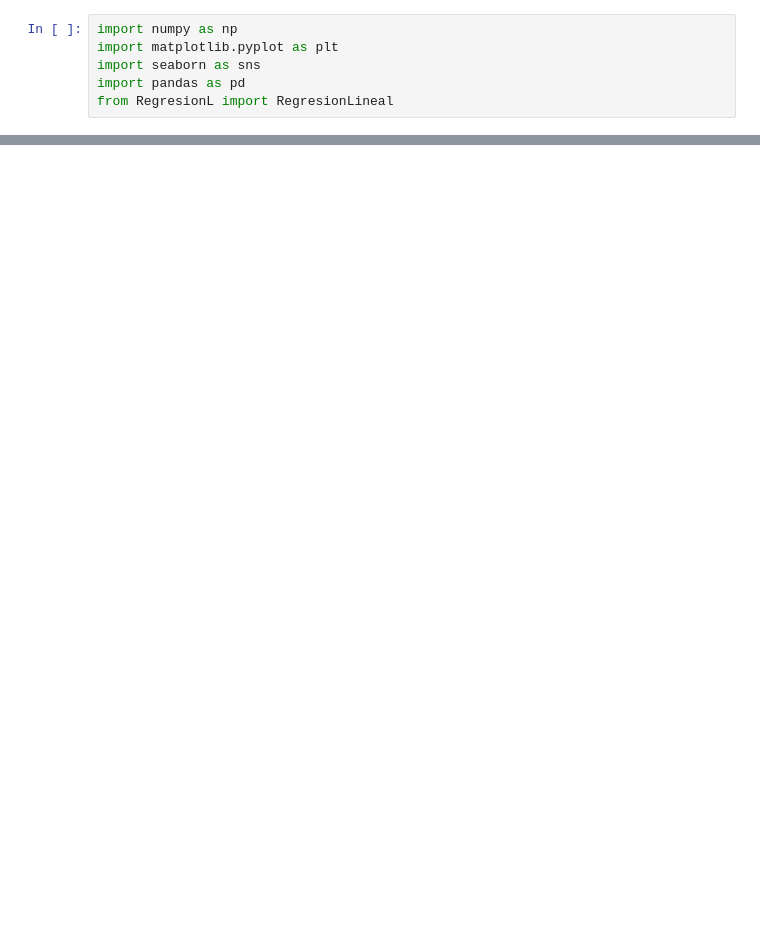
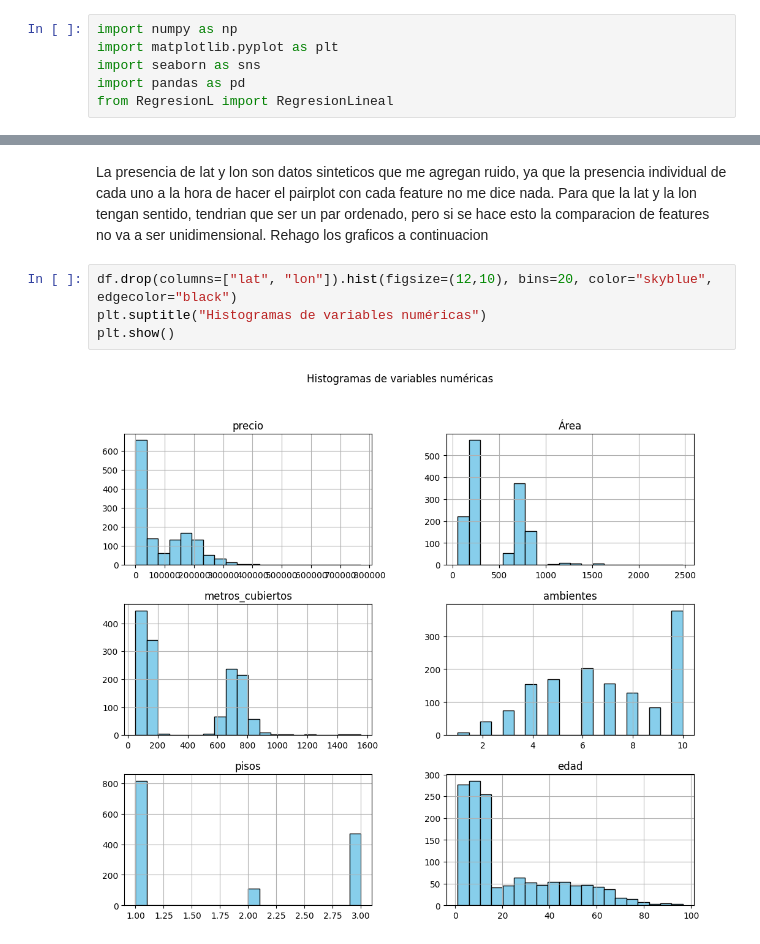
Before and after one commit to joaco1212004/ML-y-DL, a Jupyter notebook: TP1/Parte1.ipynb, the cells around one changed output, grey strips where cells are left out. Saved outputs shown, nothing was run; the diff lists cells and outputs as text; blank space fills up the shorter version.

```diff
--- a/TP1/Parte1.ipynb
+++ b/TP1/Parte1.ipynb
@@ -88,0 +174,8 @@ plt.show()
+# %% [markdown]
+La presencia de lat y lon son datos sinteticos que me agregan ruido, ya que la presencia individual de cada uno a la hora de hacer el pairplot con cada feature no me dice nada. Para que la lat y la lon tengan sentido, tendrian que ser un par ordenado, pero si se hace esto la comparacion de features no va a ser unidimensional. Rehago los graficos a continuacion
+# %%
+df.drop(columns=["lat", "lon"]).hist(figsize=(12,10), bins=20, color="skyblue", edgecolor="black")
+plt.suptitle("Histogramas de variables numéricas")
+plt.show()
+# %% [output]
+[figure, added]
```
Also changed, not shown: parts of 24 cells of this notebook, 2 other files.
